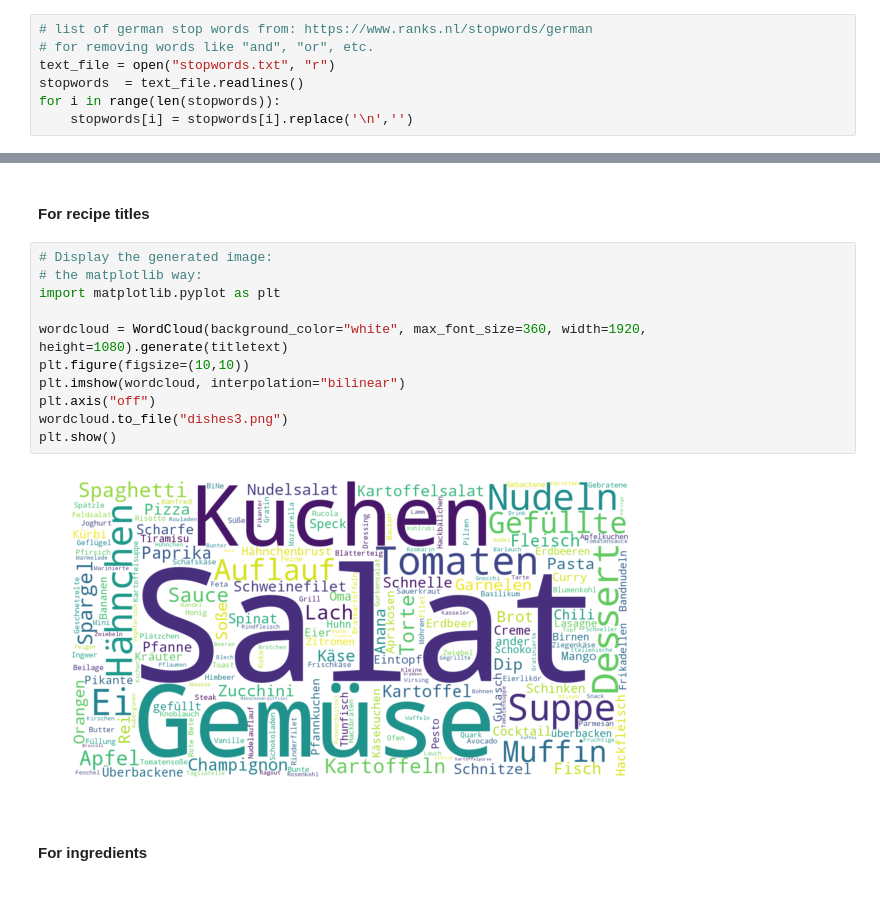
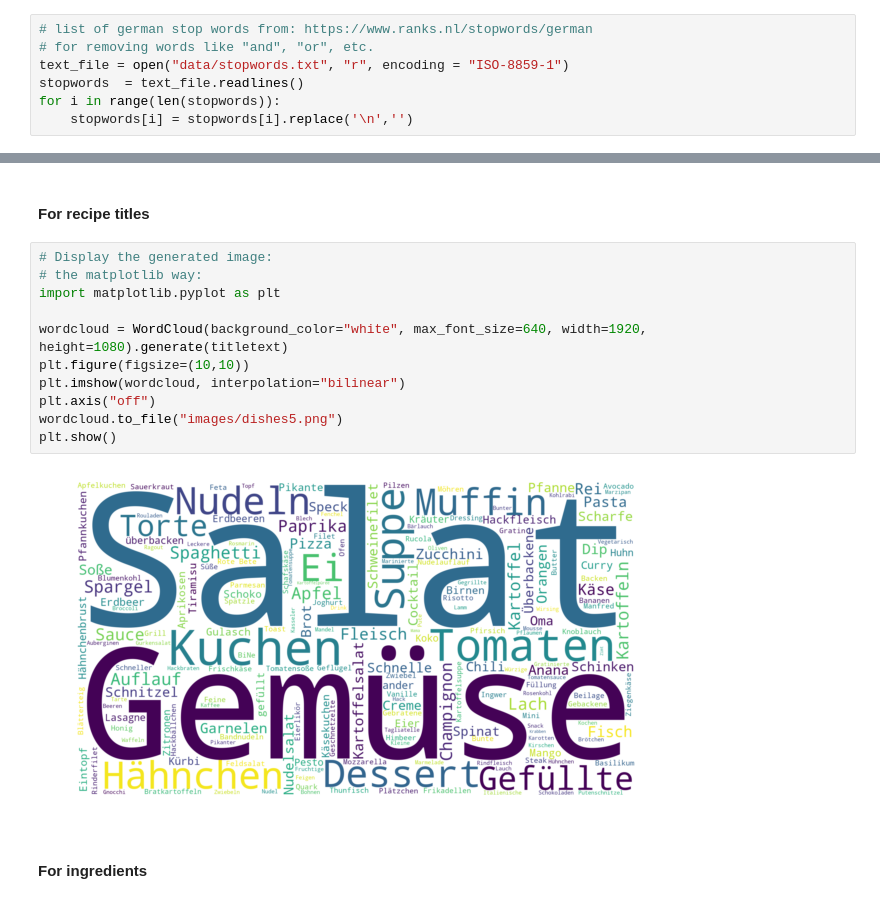
Before and after one commit to tbuz/RecipeScraper, a Jupyter notebook: Detailed_Analysis_Kochbar.ipynb, the cells around one changed output, grey strips where cells are left out. Drawn from its saved outputs; the diff is of its cells as text.

Commit message:
updated notebook files and get_data script

```diff
--- a/Detailed_Analysis_Kochbar.ipynb
+++ b/Detailed_Analysis_Kochbar.ipynb
@@ -1190,7 +1150,7 @@ nameslist[:10]
 # %%
 # list of german stop words from: https://www.ranks.nl/stopwords/german
 # for removing words like "and", "or", etc.
-text_file = open("stopwords.txt", "r")
+text_file = open("data/stopwords.txt", "r", encoding = "ISO-8859-1")
 stopwords  = text_file.readlines()
 for i in range(len(stopwords)):
     stopwords[i] = stopwords[i].replace('\n','')
@@ -1881,16 +1814,16 @@ for w in tmplist2:
 # %%
 # Display the generated image:
 # the matplotlib way:
 import matplotlib.pyplot as plt
 
-wordcloud = WordCloud(background_color="white", max_font_size=360, width=1920, height=1080).generate(titletext)
+wordcloud = WordCloud(background_color="white", max_font_size=640, width=1920, height=1080).generate(titletext)
 plt.figure(figsize=(10,10))
 plt.imshow(wordcloud, interpolation="bilinear")
 plt.axis("off")
-wordcloud.to_file("dishes3.png")
+wordcloud.to_file("images/dishes5.png")
 plt.show()
 # %% [output]
-[figure, old version]
+[figure, new version]
 # %% [markdown]
 #### For ingredients
 # %%
```
Also changed, not shown: parts of 52 cells of this notebook, 2 other files.
